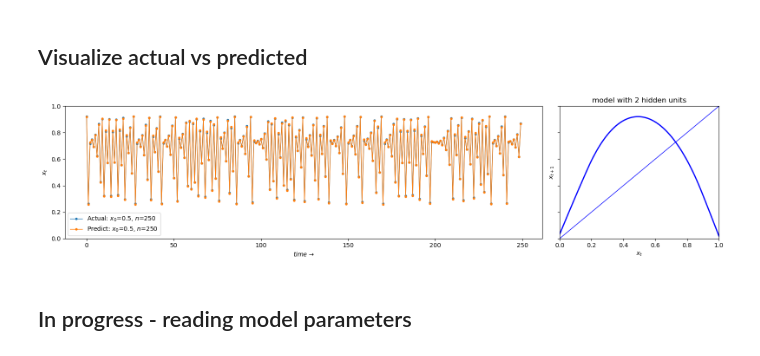
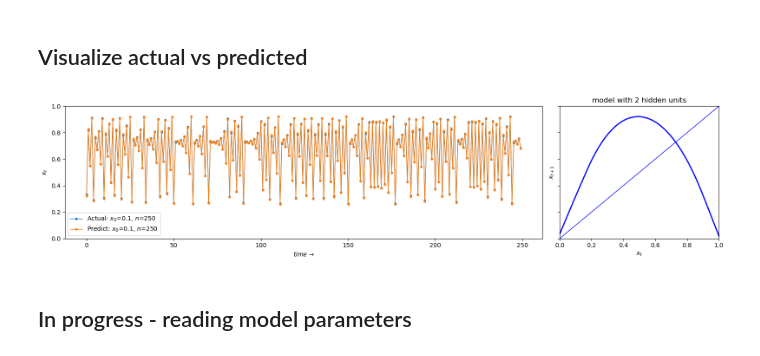
Before and after one commit to bartmarseille/iterate-torch-metal, a Jupyter notebook: iterate-logistic-torch-metal.ipynb, the cells around one changed output. Drawn from its saved outputs; the diff is of its cells as text; code cells hidden in the pictures.

```diff
--- a/iterate-logistic-torch-metal.ipynb
+++ b/iterate-logistic-torch-metal.ipynb
@@ -54,10 +54,10 @@ def train(config, device):
 
     # Make the loss and optimizer
     loss_fn = torch.nn.MSELoss(reduction='sum')
-    if config.weight_decay:
+    if hasattr(config, 'weight_decay'):
         optimizer = torch.optim.Adam(params=model.parameters(), lr=config.learning_rate, weight_decay=config.weight_decay)
     else:
-        torch.optim.Adam(params=model.parameters(), lr=config.learning_rate)
+        optimizer = torch.optim.Adam(params=model.parameters(), lr=config.learning_rate)
     # optimizer = torch.optim.SGD(model.parameters(), lr=learning_rate, weight_decay=weight_decay)
 
     train_loss=[]
@@ -146,7 +146,7 @@ ax.legend(loc="upper left")
 # %% [markdown]
 ## Visualize actual vs predicted
 # %%
-x0 = 0.5
+x0 = 0.1
 n=250
 X = map_utils.iterate(map_utils.logistic_map, config.P, x0, n=n).astype(float)
 Y = map_utils.logistic_map(config.P, X)
@@ -157,34 +157,34 @@ Y_pred = [y.item() for y in Y_pred]
 
 fig, (ax1, ax2) = plt.subplots(1, 2, figsize=(16, 4), gridspec_kw={'width_ratios': [3, 1]}, sharey=True)
 
 ax1.plot(Y, marker='.', lw=1,label=f'Actual: $x_0$={x0:.3g}, $n$={n}')
 ax1.plot(Y_pred, marker='.', lw=1,label=f'Predict: $x_0$={x0:.3g}, $n$={n}')
 
 ax1.set_xlabel(f'$time$ $→$')
 ax1.set_ylabel(f'$x_t$')
 ax1.legend(loc="upper left")
 
 # ax1 = plot_trajectories([Y, Y_pred], Ps=['actual', 'predicted'], ax=ax1)
 ax1.legend()
 
 # plot mapping
 X = np.linspace(0.0, 1.0, 100)
 X_linspace = torch.tensor([[x] for x in X], dtype=torch.float32).to(config.device)
 Y_model = model(X_linspace)
 Y = [y.item() for y in Y_model]
 
 ax2.plot(X, Y, c='b', lw=2)
 ax2.plot(X, X, c='b', lw=1)
 ax2.set_xlabel('$x_{t}$')
 ax2.set_ylabel('$x_{t+1}$')
 ax2.set_title(f'model with {config.num_hidden_units} hidden units')
 
 ax2.set_xlim(0, 1)
 ax2.set_ylim(0, 1)
 
 plt.tight_layout()
 # %% [output]
-[figure, old version]
+[figure, new version]
 # %% [markdown]
 ## In progress - reading model parameters
 # %%
```
Also changed, not shown: 1 other file.
